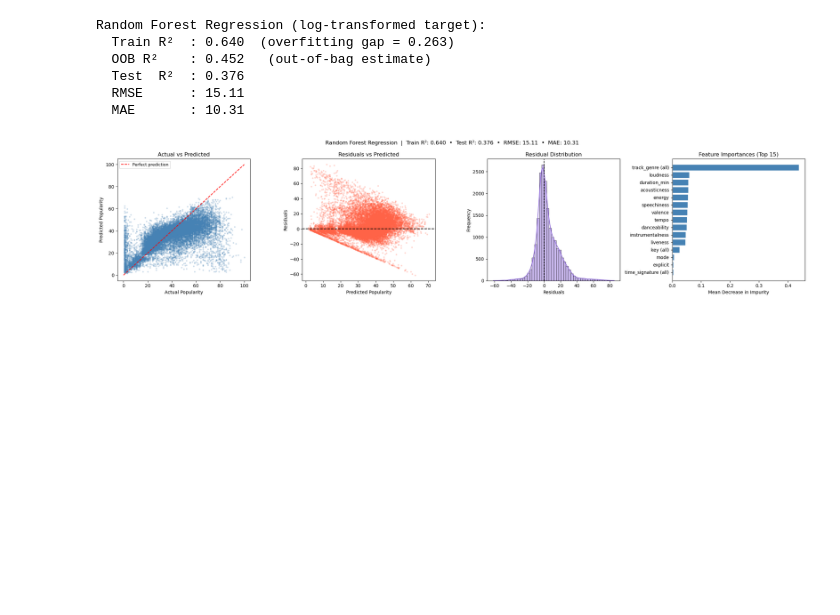
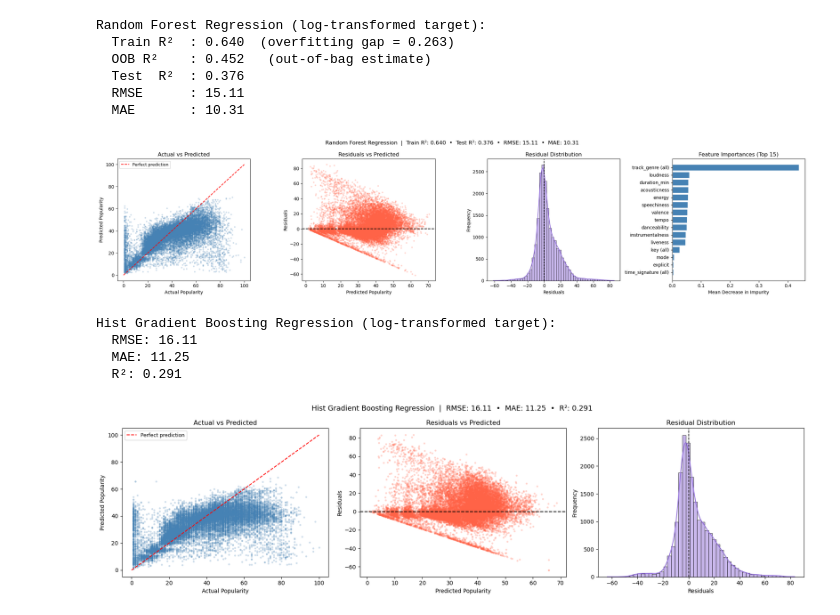
Before and after one commit to canreves/popularity-guesser, a Jupyter notebook: machine-learning.ipynb, the cells around one changed output. Drawn from its saved outputs; the diff is of its cells as text; code cells hidden in the pictures; blank space fills up the shorter version.

Commit message:
hist gradient boosting regression: log transformed target

```diff
--- a/machine-learning.ipynb
+++ b/machine-learning.ipynb
@@ -249,3 +249,57 @@ Random Forest Regression (log-transformed target):
   RMSE      : 15.11
   MAE       : 10.31
 [figure]
+# %%
+# regression, hist gradient boosting
+
+hgb_reg_pipe = Pipeline([
+    ('prep', preprocessor),
+    ('model', HistGradientBoostingRegressor(
+        max_iter=200,
+        max_depth=None,
+        min_samples_leaf=5,
+        random_state=42
+    ))
+])
+
+hgb_reg_pipe.fit(x_train, y_train_log)
+y_pred_hgb_reg = np.expm1(hgb_reg_pipe.predict(x_test))
+rmse_hgb_reg = np.sqrt(mean_squared_error(y_test_raw, y_pred_hgb_reg))
+mae_hgb_reg = mean_absolute_error(y_test_raw, y_pred_hgb_reg)
+r2_hgb_reg = r2_score(y_test_raw, y_pred_hgb_reg)
+
+print("Hist Gradient Boosting Regression (log-transformed target):")
+print(f"  RMSE: {rmse_hgb_reg:.2f}")
+print(f"  MAE: {mae_hgb_reg:.2f}")
+print(f"  R²: {r2_hgb_reg:.3f}")
+
+# visualization for HGB regression
+residuals_hgb_reg = y_test_raw - y_pred_hgb_reg
+fig, axes = plt.subplots(1, 3, figsize=(18, 5))
+fig.suptitle(f"Hist Gradient Boosting Regression  |  RMSE: {rmse_hgb_reg:.2f}  •  MAE: {mae_hgb_reg:.2f}  •  R²: {r2_hgb_reg:.3f}", fontsize=13)
+axes[0].scatter(y_test_raw, y_pred_hgb_reg, alpha=0.2, s=6, color='steelblue')
+axes[0].plot([0, 100], [0, 100], "r--", linewidth=1.5, label="Perfect prediction")
+axes[0].set_title("Actual vs Predicted")
+axes[0].set_xlabel("Actual Popularity")
+axes[0].set_ylabel("Predicted Popularity")
+axes[0].legend(fontsize=9)
+
+axes[1].scatter(y_pred_hgb_reg, residuals_hgb_reg, alpha=0.2, s=6, color='tomato')
+axes[1].axhline(0, color="black", linewidth=1.5, linestyle="--")
+axes[1].set_title("Residuals vs Predicted")
+axes[1].set_xlabel("Predicted Popularity")
+axes[1].set_ylabel("Residuals")
+
+sns.histplot(residuals_hgb_reg, bins=50, kde=True, color="mediumpurple", ax=axes[2])
+axes[2].axvline(0, color='black', linewidth=1.2, linestyle="--")
+axes[2].set_title("Residual Distribution")
+axes[2].set_xlabel("Residuals")
+axes[2].set_ylabel("Frequency")
+plt.tight_layout()
+plt.show()
+# %% [output]
+Hist Gradient Boosting Regression (log-transformed target):
+  RMSE: 16.11
+  MAE: 11.25
+  R²: 0.291
+[figure, added]
```
Also changed, not shown: parts of 1 cell of this notebook.
